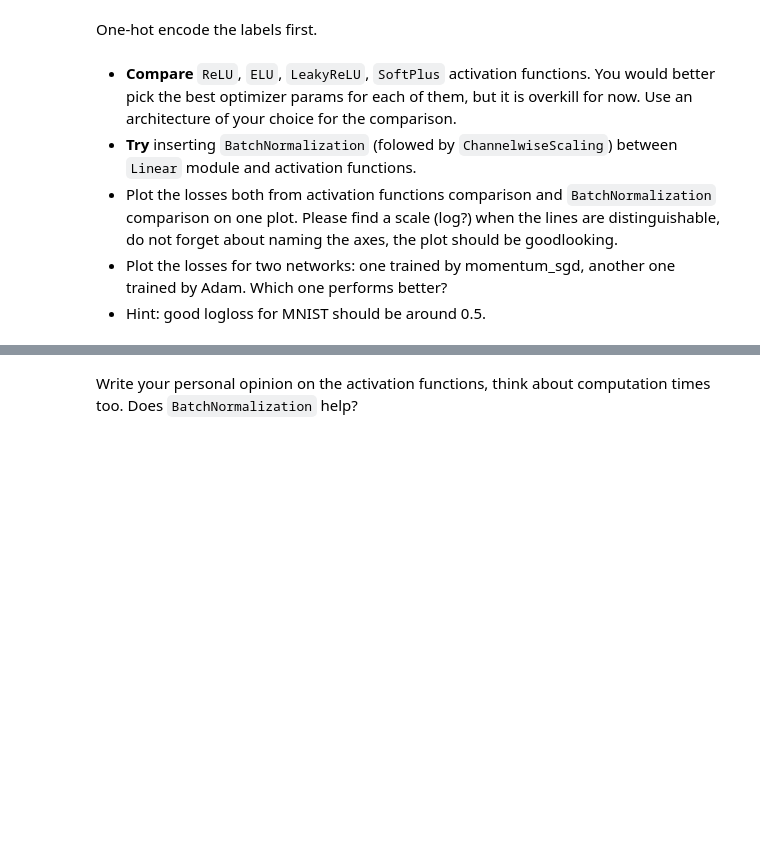
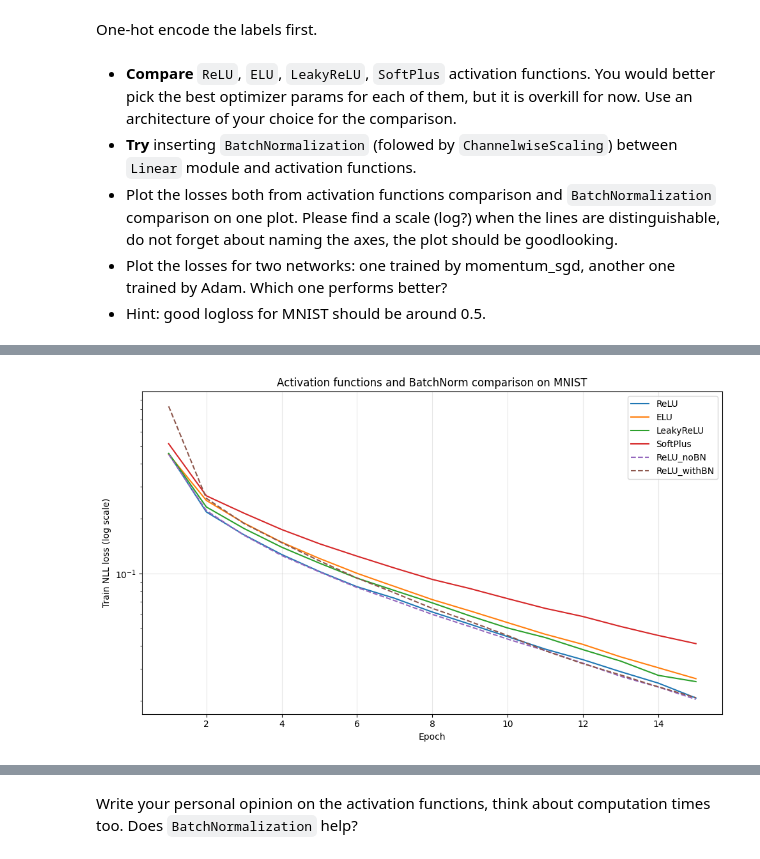
Before and after one commit to NikolaySolop/lab_02_mipt, a Jupyter notebook: nn_from_scratch/main_notebook.ipynb, the cells around one changed output, grey strips where cells are left out. Saved outputs shown, nothing was run; the diff lists cells and outputs as text; code cells hidden in the pictures; blank space fills up the shorter version.

Commit message:
minst data model

```diff
--- a/nn_from_scratch/main_notebook.ipynb
+++ b/nn_from_scratch/main_notebook.ipynb
@@ -198,3 +193,14 @@ One-hot encode the labels first.
+# %%
+# Your code goes here. ################################################
+
+num_classes = 10
+
+def to_one_hot(y, num_classes=10):
+    return np.eye(num_classes, dtype=np.float32)[y]
+
+y_train_oh = to_one_hot(y_train, num_classes)
+y_val_oh   = to_one_hot(y_val, num_classes)
+y_test_oh  = to_one_hot(y_test, num_classes)
 # %% [markdown]
 - **Compare** `ReLU`, `ELU`, `LeakyReLU`, `SoftPlus` activation functions.
 You would better pick the best optimizer params for each of them, but it is overkill for now. Use an architecture of your choice for the comparison.
@@ -206,0 +296,58 @@ You would better pick the best optimizer params for each of them, but it is over
+# %%
+num_epochs = 15
+batch_size = 128
+
+act_configs = {
+    "ReLU":      ReLU(),
+    "ELU":       ELU(alpha=1.0),
+    "LeakyReLU": LeakyReLU(slope=0.1),
+    "SoftPlus":  SoftPlus()
+}
+
+activation_losses = {}
+
+for name, act in act_configs.items():
+    print(f"\n=== Training with activation: {name} (no BatchNorm) ===")
+    model = make_mlp(act, use_batchnorm=False, hidden_size=128)
+    losses = train_model(model,
+                         optimizer_name='adam',
+                         num_epochs=num_epochs,
+                         batch_size=batch_size,
+                         lr=1e-3)
+    activation_losses[name] = losses
+
+bn_losses = {}
+
+print("\n=== ReLU WITHOUT BatchNorm (again, for fair comparison) ===")
+model_relu = make_mlp(ReLU(), use_batchnorm=False, hidden_size=128)
+bn_losses["ReLU_noBN"] = train_model(model_relu,
+                                     optimizer_name='adam',
+                                     num_epochs=num_epochs,
+                                     batch_size=batch_size,
+                                     lr=1e-3)
+
+print("\n=== ReLU WITH BatchNorm+ChannelwiseScaling ===")
+model_relu_bn = make_mlp(ReLU(), use_batchnorm=True, hidden_size=128)
+bn_losses["ReLU_withBN"] = train_model(model_relu_bn,
+                                       optimizer_name='adam',
+                                       num_epochs=num_epochs,
+                                       batch_size=batch_size,
+                                       lr=1e-3)
+
+plt.figure(figsize=(10, 6))
+
+for name, losses in activation_losses.items():
+    plt.plot(range(1, num_epochs+1), losses, label=name)
+
+for name, losses in bn_losses.items():
+    plt.plot(range(1, num_epochs+1), losses, '--', label=name)
+
+plt.yscale('log')
+plt.xlabel('Epoch')
+plt.ylabel('Train NLL loss (log scale)')
+plt.title('Activation functions and BatchNorm comparison on MNIST')
+plt.grid(True, alpha=0.3)
+plt.legend()
+plt.tight_layout()
+plt.show()
+# %% [output]
@@ -206,0 +371 @@ You would better pick the best optimizer params for each of them, but it is over
+[figure, added]
```
Also changed, not shown: parts of 21 cells of this notebook, 15 other files.
